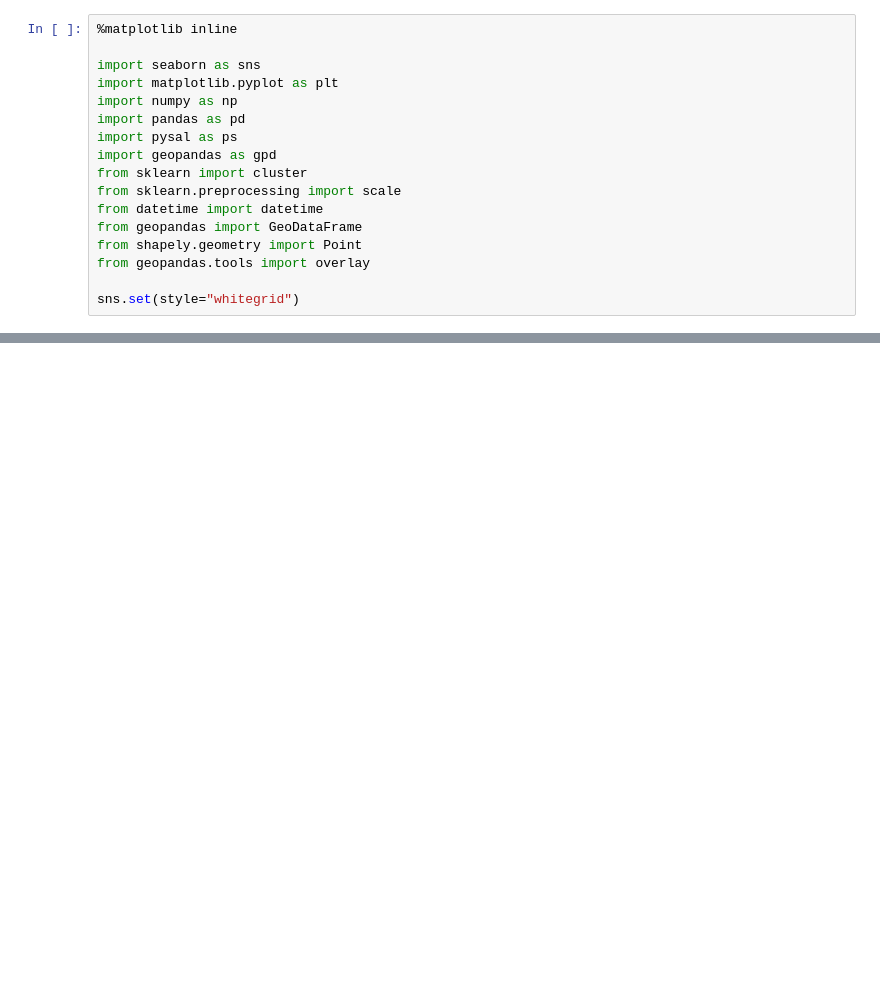
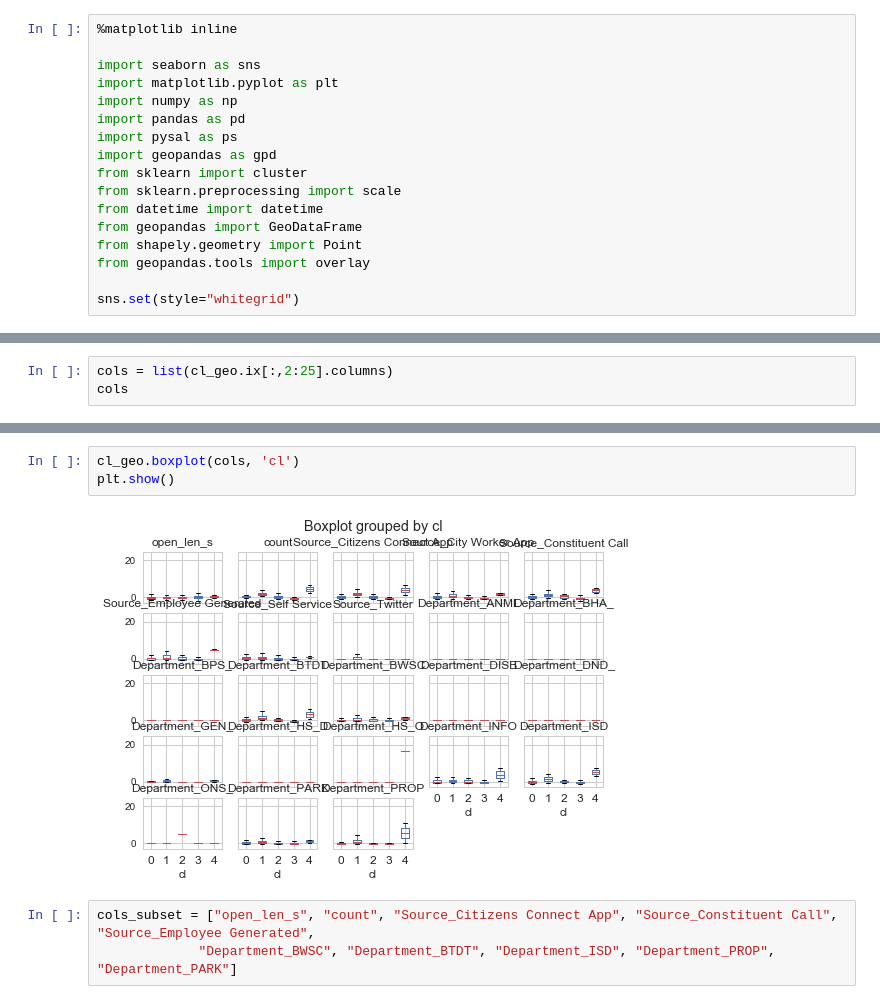
Before and after one commit to paylakatel/explore_311, a Jupyter notebook: clusters.ipynb, the cells around one changed output, grey strips where cells are left out. Cells and saved outputs as stored; diff of their text form; blank space fills up the shorter version.

```diff
--- a/clusters.ipynb
+++ b/clusters.ipynb
@@ -252,0 +266,3 @@ ax.legend(ncol=1, loc="right");
+# %%
+cols = list(cl_geo.ix[:,2:25].columns)
+cols
@@ -252,0 +287,8 @@ ax.legend(ncol=1, loc="right");
+# %%
+cl_geo.boxplot(cols, 'cl')
+plt.show()
+# %% [output]
+[figure, added]
+# %%
+cols_subset = ["open_len_s", "count", "Source_Citizens Connect App", "Source_Constituent Call", "Source_Employee Generated",
+             "Department_BWSC", "Department_BTDT", "Department_ISD", "Department_PROP", "Department_PARK"]
```
Also changed, not shown: parts of 54 cells of this notebook.
